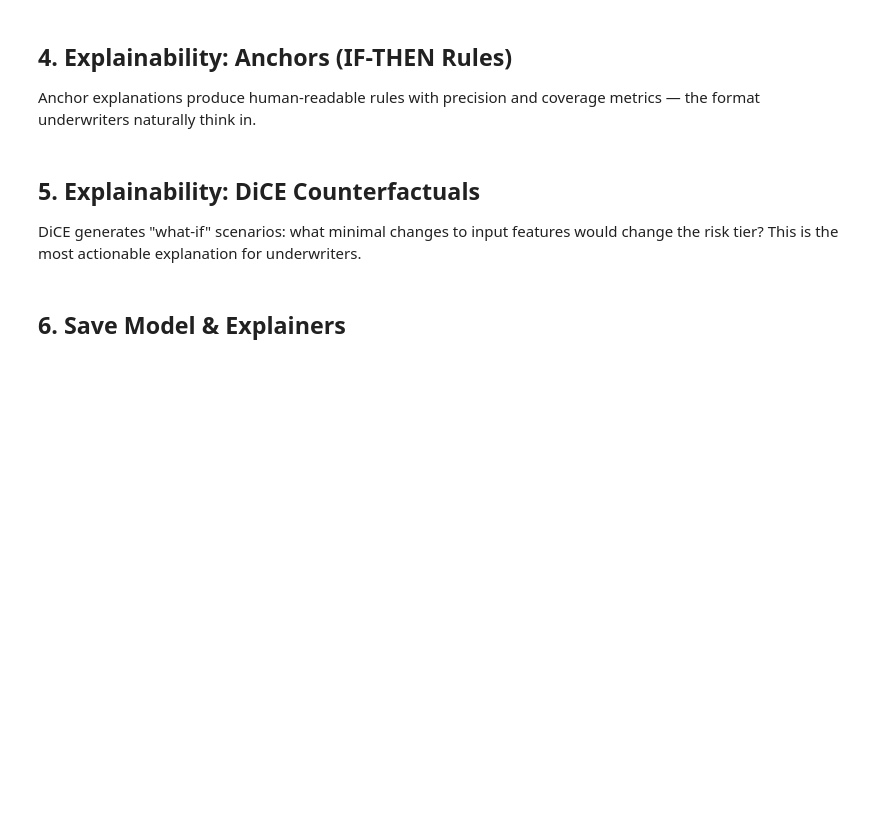
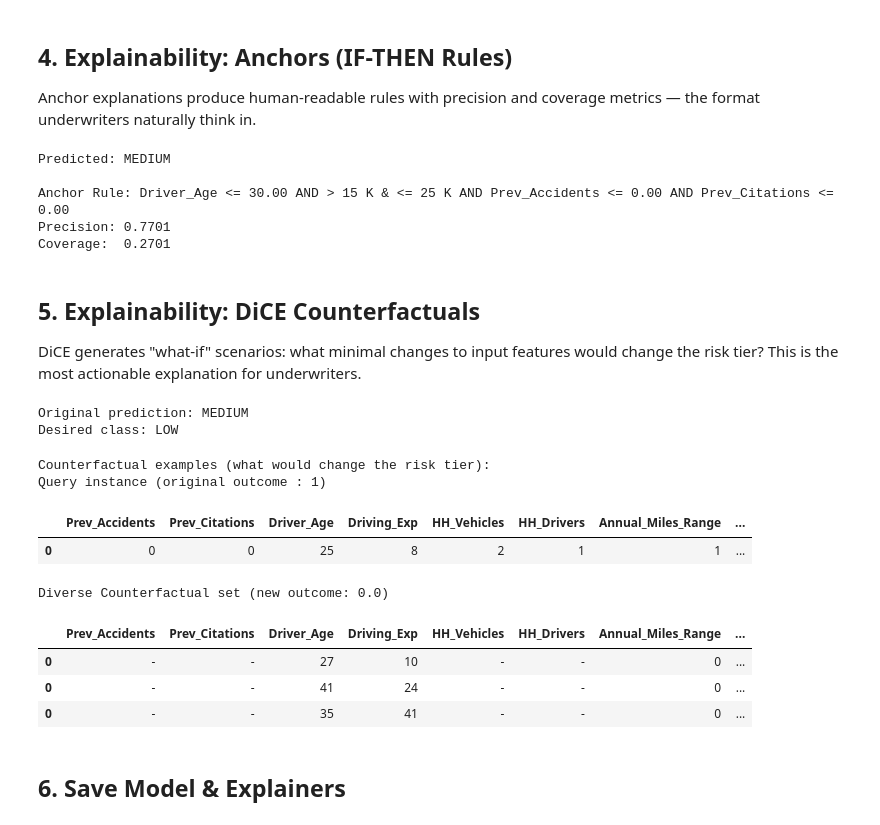
Before and after one commit to iamathulm/AI-DAY-T23-AUTONOMOUS-QUOTE-AGENTS, a Jupyter notebook: ML/notebooks/03_Agent1_Risk_Profiler.ipynb, the cells around one changed output. Drawn from its saved outputs; the diff is of its cells as text; code cells hidden in the pictures; blank space fills up the shorter version.

```diff
--- a/ML/notebooks/03_Agent1_Risk_Profiler.ipynb
+++ b/ML/notebooks/03_Agent1_Risk_Profiler.ipynb
@@ -177,6 +232,10 @@ plt.show()
 
 Anchor explanations produce human-readable rules with precision and coverage metrics — the format underwriters naturally think in.
 # %%
+import logging
+logging.getLogger("tensorflow").setLevel(logging.ERROR)
+logging.getLogger("alibi").setLevel(logging.WARNING)
+
 from alibi.explainers import AnchorTabular
 
 def anchor_predict_fn(X):
@@ -200,7 +259,11 @@ anchor_explainer = AnchorTabular(
 anchor_explainer.fit(X_train_numeric.values.astype(float), disc_perc=(25, 50, 75))
 
 sample_idx = 0
-explanation = anchor_explainer.explain(X_test_numeric.iloc[sample_idx].values.astype(float))
+# Lower threshold (0.75) so we get a rule more often; default 0.95 can fail on some samples
+explanation = anchor_explainer.explain(
+    X_test_numeric.iloc[sample_idx].values.astype(float),
+    threshold=0.75,
+)
 
 pred_label = int(model.predict(X_test.iloc[[sample_idx]]).flatten()[0])
 anchor_rule = " AND ".join(explanation.anchor) if explanation.anchor else "No stable rule found"
@@ -208,6 +271,12 @@ print(f"Predicted: {TIER_NAMES[pred_label]}")
 print(f"\nAnchor Rule: {anchor_rule}")
 print(f"Precision: {explanation.precision:.4f}")
 print(f"Coverage:  {explanation.coverage:.4f}")
+# %% [output]
+Predicted: MEDIUM
+
+Anchor Rule: Driver_Age <= 30.00 AND > 15 K & <= 25 K AND Prev_Accidents <= 0.00 AND Prev_Citations <= 0.00
+Precision: 0.7701
+Coverage:  0.2701
 # %% [markdown]
 ## 5. Explainability: DiCE Counterfactuals
 
@@ -229,7 +298,10 @@ class CatBoostWrapper:
         df_temp = X.copy()
         for col in [self.features[i] for i in self.cat_indices]:
             reverse_map = self.cat_value_maps[col]
-            df_temp[col] = df_temp[col].round().astype(int).map(reverse_map).fillna(list(reverse_map.values())[0])
+            vals = pd.to_numeric(df_temp[col], errors="coerce").fillna(0).round().astype(int)
+            min_val, max_val = min(reverse_map.keys()), max(reverse_map.keys())
+            vals = vals.clip(min_val, max_val)
+            df_temp[col] = vals.map(reverse_map).fillna(list(reverse_map.values())[0])
         return df_temp
 
     def predict_proba(self, X):
@@ -241,36 +313,64 @@ class CatBoostWrapper:
         probs = self.predict_proba(X)
         return np.argmax(probs, axis=1)
 
 
 wrapper = CatBoostWrapper(model, cat_indices, FEATURES, cat_value_maps)
 
 train_dice = X_train_numeric.copy()
-train_dice["risk_tier_label"] = y_train.values
+train_dice["risk_tier_label"] = y_train.values.astype(int)
 
+# Categorical columns: use STRING to match DiCE's allowed categories (avoids "0.0 does not occur in training data")
+for col in CAT_FEATURES:
+    train_dice[col] = train_dice[col].astype(int).astype(str)
+
+continuous_feats = [f for f in FEATURES if f not in CAT_FEATURES]
 d = dice_ml.Data(
     dataframe=train_dice,
-    continuous_features=[f for f in FEATURES if f not in CAT_FEATURES],
+    continuous_features=continuous_feats,
+    categorical_features=CAT_FEATURES,
     outcome_name="risk_tier_label",
 )
 
 m = dice_ml.Model(model=wrapper, backend="sklearn", model_type="classifier")
-dice_exp = dice_ml.Dice(d, m, method="random")
+dice_exp = dice_ml.Dice(d, m, method="genetic")
 
-sample_row = X_test_numeric.iloc[[0]]
+# permitted_range: restrict categoricals to observed values (as strings to match train_dice)
+permitted_range = {
+    col: [str(int(x)) for x in sorted(train_dice[col].dropna().unique().astype(int).tolist())]
+    for col in CAT_FEATURES
+}
+
+sample_row = X_test_numeric.iloc[[0]].copy()
+for col in CAT_FEATURES:
+    sample_row[col] = str(int(sample_row[col].iloc[0]))
+
 pred_class = int(model.predict(X_test.iloc[[0]]).flatten()[0])
 desired_class = 0 if pred_class != 0 else 2
 
 print(f"Original prediction: {TIER_NAMES[pred_class]}")
 print(f"Desired class: {TIER_NAMES[desired_class]}")
 try:
     cf = dice_exp.generate_counterfactuals(
         sample_row,
         total_CFs=3,
         desired_class=desired_class,
+        permitted_range=permitted_range,
     )
     print(f"\nCounterfactual examples (what would change the risk tier):")
     cf.visualize_as_dataframe(show_only_changes=True)
 except Exception as e:
     print(f"DiCE could not generate counterfactuals for this sample: {e}")
+# %% [output]
+Original prediction: MEDIUM
+Desired class: LOW
+Counterfactual examples (what would change the risk tier):
+Query instance (original outcome : 1)
+|  | Prev_Accidents | Prev_Citations | Driver_Age | Driving_Exp | HH_Vehicles | HH_Drivers | Annual_Miles_Range | ... |
+| 0 | 0 | 0 | 25 | 8 | 2 | 1 | 1 | ... |
+Diverse Counterfactual set (new outcome: 0.0)
+|  | Prev_Accidents | Prev_Citations | Driver_Age | Driving_Exp | HH_Vehicles | HH_Drivers | Annual_Miles_Range | ... |
+| 0 | - | - | 27 | 10 | - | - | 0 | ... |
+| 0 | - | - | 41 | 24 | - | - | 0 | ... |
+| 0 | - | - | 35 | 41 | - | - | 0 | ... |
 # %% [markdown]
 ## 6. Save Model & Explainers
```
Also changed, not shown: parts of 6 cells of this notebook, 48 other files.
